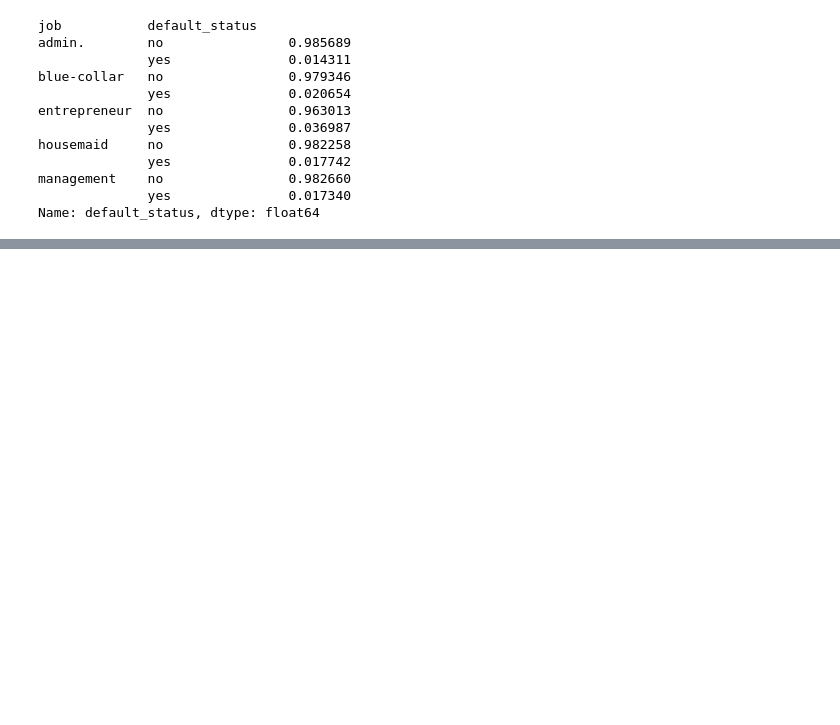
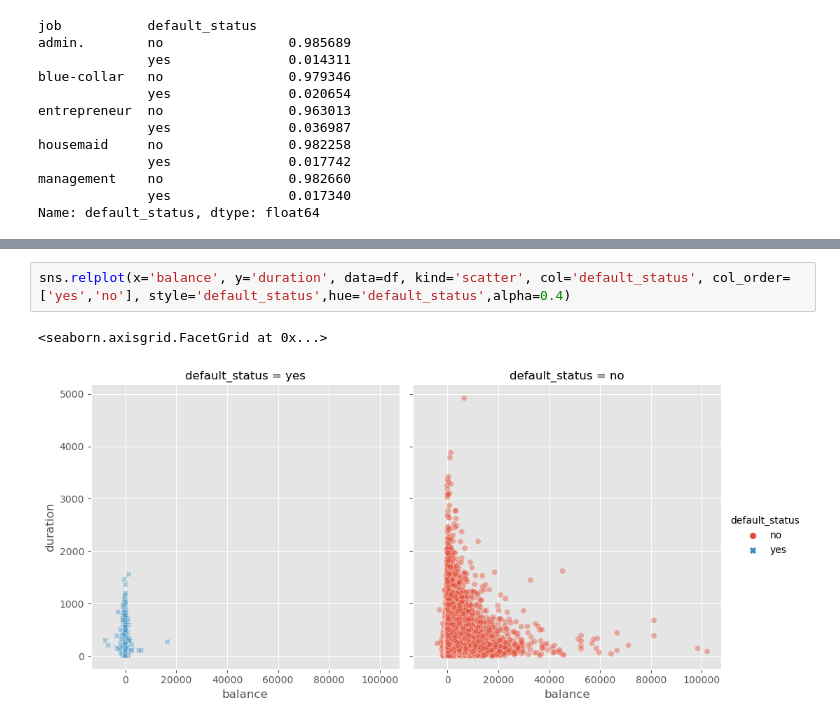
Before and after one commit to CoolBeansProgramming/Bank-Marketing-Campaign, a Jupyter notebook: main.ipynb, the cells around one changed output, grey strips where cells are left out. Saved outputs shown, nothing was run; the diff lists cells and outputs as text; blank space fills up the shorter version.

```diff
--- a/main.ipynb
+++ b/main.ipynb
@@ -189,0 +212,5 @@ Text(0, 0.5, '# of Customers')
+# %%
+sns.relplot(x='balance', y='duration', data=df, kind='scatter', col='default_status', col_order=['yes','no'], style='default_status',hue='default_status',alpha=0.4)
+# %% [output]
+<seaborn.axisgrid.FacetGrid at 0x...>
+[figure, added]
```
Also changed, not shown: parts of 6 cells of this notebook.
